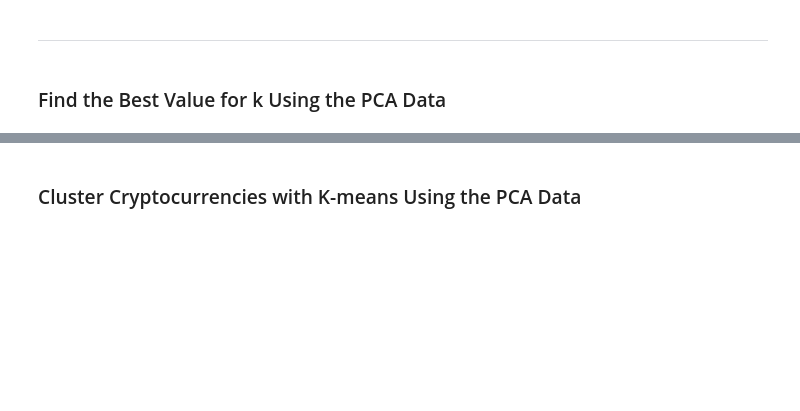
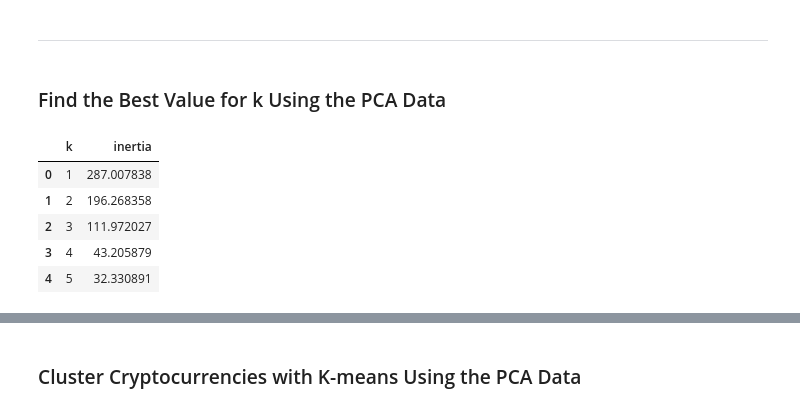
Before and after one commit to AlejandraFeatherston/CryptoClustering, a Jupyter notebook: Crypto_Clustering_starter_code.ipynb, the cells around one changed output, grey strips where cells are left out. Saved outputs shown, nothing was run; the diff lists cells and outputs as text; code cells hidden in the pictures; blank space fills up the shorter version.

```diff
--- a/Crypto_Clustering_starter_code.ipynb
+++ b/Crypto_Clustering_starter_code.ipynb
@@ -292,5 +320,6 @@ market_data_predict_df.hvplot.scatter(
 ### Find the Best Value for k Using the PCA Data
 # %%
 # Create a list with the number of k-values from 1 to 11
+k_pca = list(range(1,11))
 # %%
 # Create an empty list to store the inertia values
@@ -304,7 +338,17 @@ market_data_predict_df.hvplot.scatter(
 # %%
 # Create a dictionary with the data to plot the Elbow curve
+elbow_data_pca = {"k": k_pca, "inertia": inertia_pca}
+# Create a DataFrame with the data to plot the Elbow curve
+df_elbow_data_pca = pd.DataFrame(elbow_data_pca)
 
-# Create a DataFrame with the data to plot the Elbow curve
+df_elbow_data_pca.head()
+# %% [output]
+|  | k | inertia |
+| 0 | 1 | 287.007838 |
+| 1 | 2 | 196.268358 |
+| 2 | 3 | 111.972027 |
+| 3 | 4 | 43.205879 |
+| 4 | 5 | 32.330891 |
 # %%
 # Plot a line chart with all the inertia values computed with
 # the different values of k to visually identify the optimal value for k.
```
Also changed, not shown: parts of 16 cells of this notebook.
